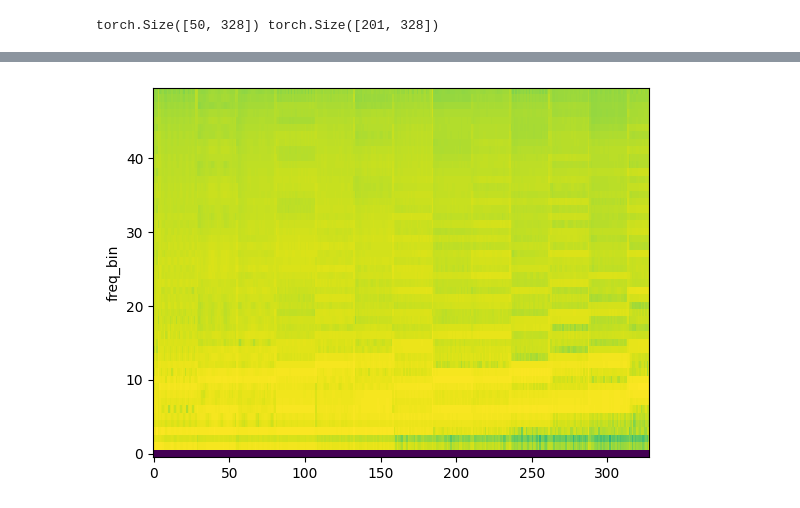
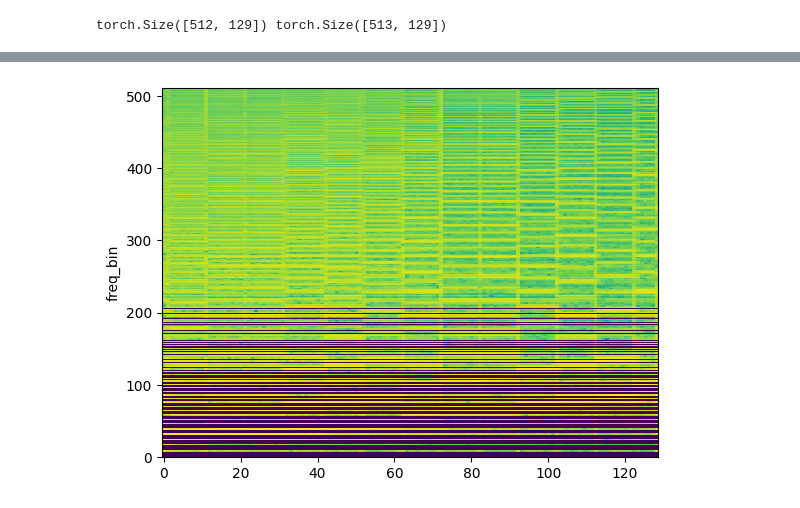
Before and after one commit to estevep/Temporal-Audio-VAE, a Jupyter notebook: notebooks/etienne/audio_vae.ipynb, the cells around one changed output, grey strips where cells are left out. Drawn from its saved outputs; the diff is of its cells as text; code cells hidden in the pictures.

```diff
--- a/notebooks/etienne/audio_vae.ipynb
+++ b/notebooks/etienne/audio_vae.ipynb
@@ -142,6 +162,8 @@ class CustomTransform(nn.Module):
         center: bool = True,
         pad_mode: str = "reflect",
         norm: Optional[str] = None,
+        griffin_lim_iter=32,
+        griffin_lim_momentum=0.99,
     ):
         super(CustomTransform, self).__init__()
 
@@ -151,6 +173,7 @@ class CustomTransform(nn.Module):
         self.hop_length = hop_length if hop_length is not None else self.win_length // 2
         self.pad = pad
         self.normalized = normalized
+        self.center = center
         self.n_mels = n_mels  # number of mel frequency bins
         self.f_max = f_max
         self.f_min = f_min
@@ -187,7 +210,9 @@ class CustomTransform(nn.Module):
             n_stft=self.n_stft,
             norm=self.norm,
             mel_scale="htk",
-            driver="gelss",
+            # see https://pytorch.org/docs/stable/generated/torch.linalg.lstsq.html
+            # safest option seems "gelsd", but does not work on CUDA
+            # "gels" should be used (default), but it crashes because the matrix that goes in is not full rank. why ?
         )
         self.inv_spectrogram = torchaudio.transforms.InverseSpectrogram(
             n_fft=self.n_fft,
@@ -201,6 +226,16 @@ class CustomTransform(nn.Module):
             pad_mode=pad_mode,
             onesided=True,
         )
+        self.griffin_lim = torchaudio.transforms.GriffinLim(
+            n_fft=self.n_fft,
+            n_iter=griffin_lim_iter,
+            win_length=self.win_length,
+            hop_length=self.hop_length,
+            window_fn=window_fn,
+            power=1,  # magnitude spectrogram
+            wkwargs=wkwargs,
+            momentum=0.99,
+        )
 
     def forward(self, waveform: torch.Tensor) -> torch.Tensor:
         specgram = self.spectrogram(waveform)  # Dimension: (…, freq, time)
@@ -210,23 +245,49 @@ class CustomTransform(nn.Module):
         return log_mel_specgram, phase
 
     def backward(
-        self, log_mel_specgram: torch.Tensor, phase: torch.Tensor
+        self, log1p_mel_specgram: torch.Tensor, phase: torch.Tensor = None
     ) -> torch.Tensor:
-        mel_specgram = torch.exp(log_mel_specgram) - 1
-        mag = self.inv_mel_scale(mel_specgram)
-        specgram = mag * torch.exp(1j * phase)  # TODO: reconstruct phase
-        waveform = self.inv_spectrogram(specgram)
+        mel_specgram = torch.expm1(log1p_mel_specgram)
+
+        # FIXME: tensor must be on cpu due to problem in inv_mel_scale :(
+        # we force calculation on cpu and copy back to gpu
+        self.inv_mel_scale = self.inv_mel_scale.cpu()
+        device = mel_specgram.device
+        mag = self.inv_mel_scale(mel_specgram.cpu())
+        mag = mag.to(device)
+
+        if phase is None:  # reconstruct phase
+            # TODO: use other (better) reconstruction methods ?
+            waveform = self.griffin_lim(mag)
+        else:  # copy original phase
+            specgram = mag * torch.exp(1j * phase)
+            waveform = self.inv_spectrogram(specgram)
         return waveform
 
+    def get_n_frames(self, n_samples: int):
+        # see https://pytorch.org/docs/stable/generated/torch.stft.html
+        if self.center:
+            return 1 + n_samples // self.hop_length
+        else:
+            1 + (n_samples - self.n_fft) // self.hop_length
 
-ipd.display(ipd.Audio(dataset[7809], rate=LoopDataset.SAMPLING_RATE))
-t = CustomTransform(sample_rate=LoopDataset.SAMPLING_RATE, n_mels=50)
-spec, phase = t.forward(dataset[7809])
+
+# test: forward then backward
+ipd.display(ipd.Audio(dataset[7809], rate=LoopDataset.FS))
+t = CustomTransform(
+    sample_rate=LoopDataset.FS,
+    n_mels=512,
+    n_fft=1024,
+    griffin_lim_iter=64,
+).to(device)
+spec, phase = t.forward(dataset[7809].to(device))
 print(spec.shape, phase.shape)
-plot_spectrogram(spec)
-transformed_transformed = t.backward(spec, phase)
-ipd.display(ipd.Audio(transformed_transformed, rate=LoopDataset.SAMPLING_RATE))
+plot_spectrogram(spec.cpu())
+transformed_transformed_copyphase = t.backward(spec, phase)
+transformed_transformed_griffinlim = t.backward(spec)
+ipd.display(ipd.Audio(transformed_transformed_copyphase.cpu(), rate=LoopDataset.FS))
+ipd.display(ipd.Audio(transformed_transformed_griffinlim.cpu(), rate=LoopDataset.FS))
 # %% [output]
 [interactive output not drawn]
-torch.Size([50, 328]) torch.Size([201, 328])
+torch.Size([512, 129]) torch.Size([513, 129])
 [interactive output not drawn]
@@ -233 +295 @@ torch.Size([50, 328]) torch.Size([201, 328])
-[figure, old version]
+[figure, new version]
```
Also changed, not shown: parts of 6 cells of this notebook.
